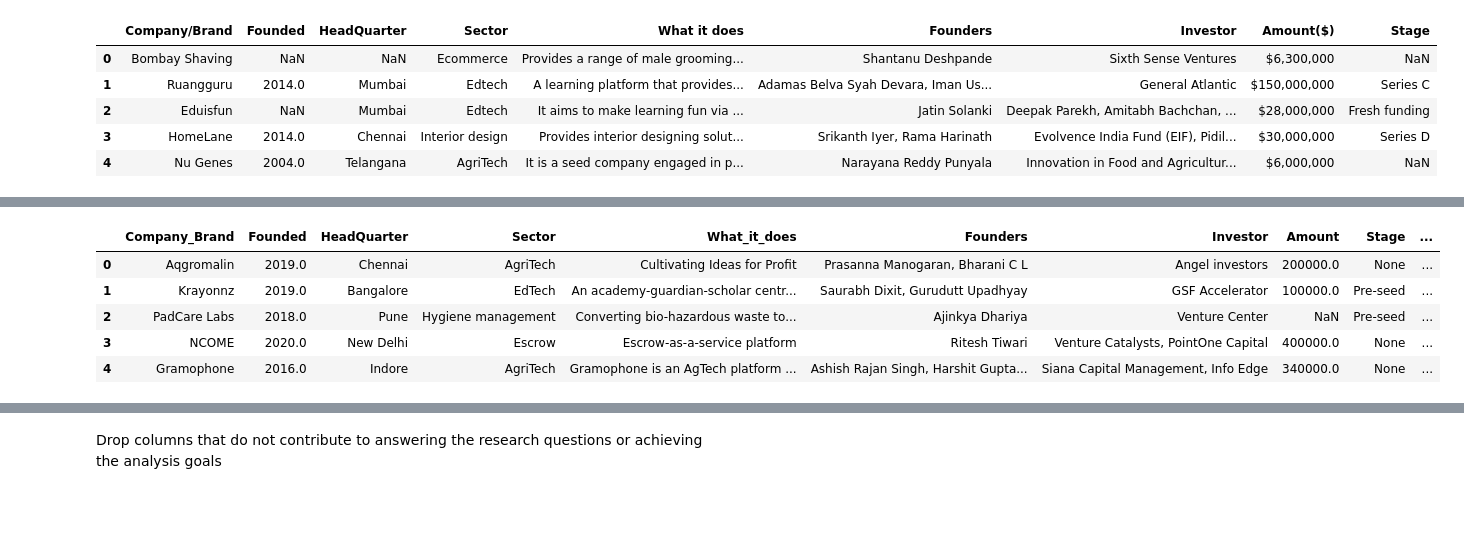
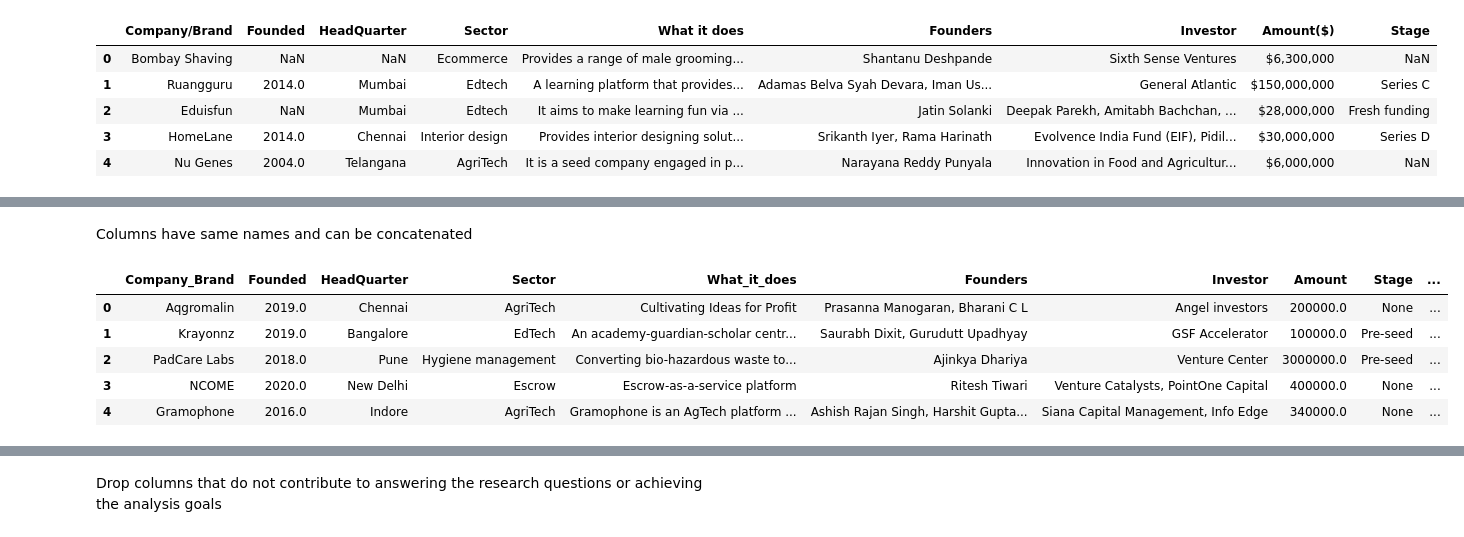
Before and after one commit to edadso/Exploring-Opportunities-in-the-Indian-Startup-Ecosystem, a Jupyter notebook: project_code.ipynb, the cells around one changed output, grey strips where cells are left out. Cells and saved outputs as stored; diff of their text form; code cells hidden in the pictures; blank space fills up the shorter version.

```diff
--- a/project_code.ipynb
+++ b/project_code.ipynb
@@ -295,0 +349,3 @@ df_2018.head()
+# %%
+# Drop duplicated rows from DataFrame
+df_2018.drop_duplicates(keep = "first", inplace = True)
@@ -340,0 +403,3 @@ df_2018.rename(columns={'Company Name':'Company_Brand','Industry':'Sector','Roun
+# %%
+df_2018.fillna({"Amount": df_2018["Amount"].median()}, inplace = True)
+df_2018.info()
@@ -379,0 +485,23 @@ df_2019.rename(columns={'Company/Brand':'Company_Brand','Amount($)':'Amount', 'W
+# %%
+# Clean Amount colum
+def clean_amount(Amount):
+    try:
+        Amount = str(Amount)
+        # Remove commas
+        Amount = Amount.replace(",", "")
+        # Replace USD sign with nothing
+        if "$" in Amount:
+            Amount = Amount.replace("$", "")
+            return round(float(Amount), 2)
+        # If no currency symbol, assume it's already in USD
+        else:
+            return round(float(Amount), 2)
+    except ValueError:
+        # For non-numeric entries, return NaN
+        return np.nan
+
+# Apply the clean_amount function to the 'amount' column
+df_2019["Amount"] = df_2019["Amount"].apply(clean_amount)
+# %%
+df_2019.fillna({"Amount": df_2019["Amount"].median()}, inplace = True)
+df_2019.info()
@@ -430,11 +544,14 @@ memory usage: 52.9+ KB
+# %% [markdown]
+Columns have same names and can be concatenated
 # %%
-# Combine both joined dataframes
-df_combined = pd.concat([df_new1, df_new2], axis = 0)
+# Combine 2020 and 2021 dataframes into a single dataframe
+df_combined = pd.concat([df_2020, df_2021, df_2018, df_2019], axis = 0)
+# Preview combined dataframe
 df_combined.head()
 # %% [output]
 |  | Company_Brand | Founded | HeadQuarter | Sector | What_it_does | Founders | Investor | Amount | Stage | ... |
 | 0 | Aqgromalin | 2019.0 | Chennai | AgriTech | Cultivating Ideas for Profit | Prasanna Manogaran, Bharani C L | Angel investors | 200000.0 | None | ... |
 | 1 | Krayonnz | 2019.0 | Bangalore | EdTech | An academy-guardian-scholar centr... | Saurabh Dixit, Gurudutt Upadhyay | GSF Accelerator | 100000.0 | Pre-seed | ... |
-| 2 | PadCare Labs | 2018.0 | Pune | Hygiene management | Converting bio-hazardous waste to... | Ajinkya Dhariya | Venture Center | NaN | Pre-seed | ... |
+| 2 | PadCare Labs | 2018.0 | Pune | Hygiene management | Converting bio-hazardous waste to... | Ajinkya Dhariya | Venture Center | 3000000.0 | Pre-seed | ... |
 | 3 | NCOME | 2020.0 | New Delhi | Escrow | Escrow-as-a-service platform | Ritesh Tiwari | Venture Catalysts, PointOne Capital | 400000.0 | None | ... |
 | 4 | Gramophone | 2016.0 | Indore | AgriTech | Gramophone is an AgTech platform ... | Ashish Rajan Singh, Harshit Gupta... | Siana Capital Management, Info Edge | 340000.0 | None | ... |
```
Also changed, not shown: parts of 63 cells of this notebook.
